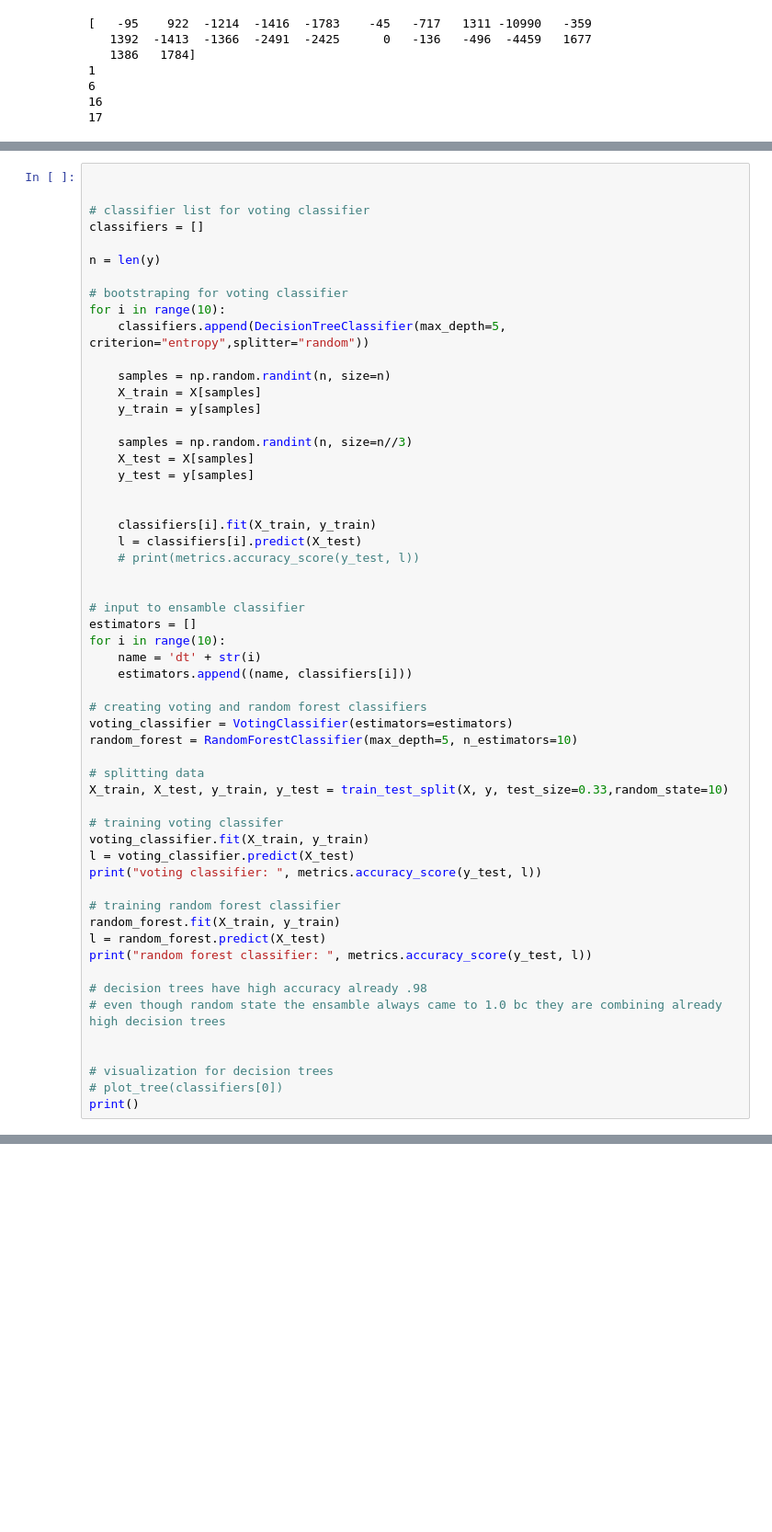
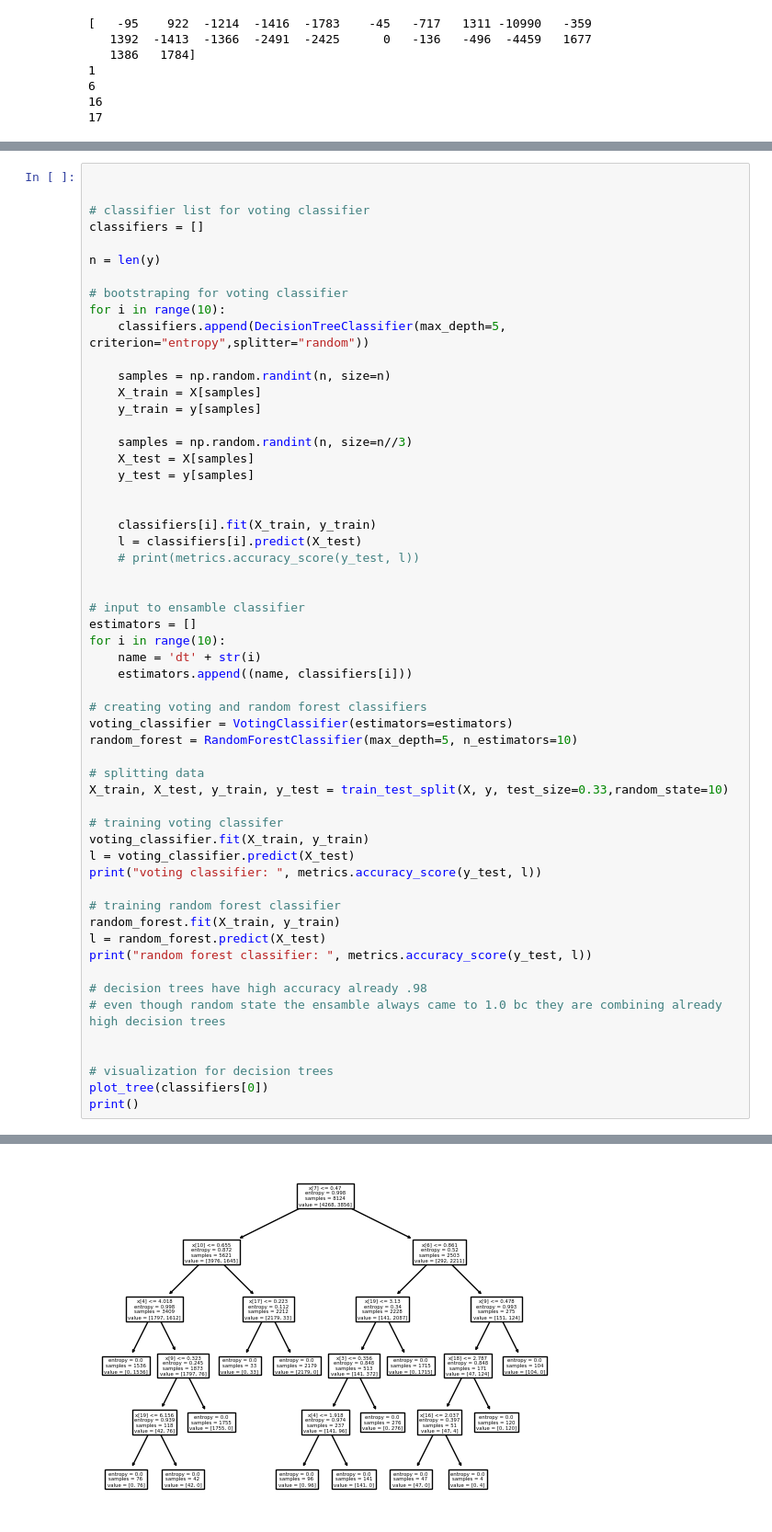
Before and after one commit to Cass-1/mushroom-classification, a Jupyter notebook: mushroom_analysis.ipynb, the cells around one changed output, grey strips where cells are left out. Shown at 92% size. Saved outputs shown, nothing was run; the diff lists cells and outputs as text; blank space fills up the shorter version.

```diff
--- a/mushroom_analysis.ipynb
+++ b/mushroom_analysis.ipynb
@@ -293,5 +302,6 @@ print("random forest classifier: ", metrics.accuracy_score(y_test, l))
 
 
 # visualization for decision trees
-# plot_tree(classifiers[0])
+plot_tree(classifiers[0])
 print()
+# %% [output]
@@ -297,0 +310 @@ print()
+[figure, added]
```
Also changed, not shown: parts of 4 cells of this notebook.
